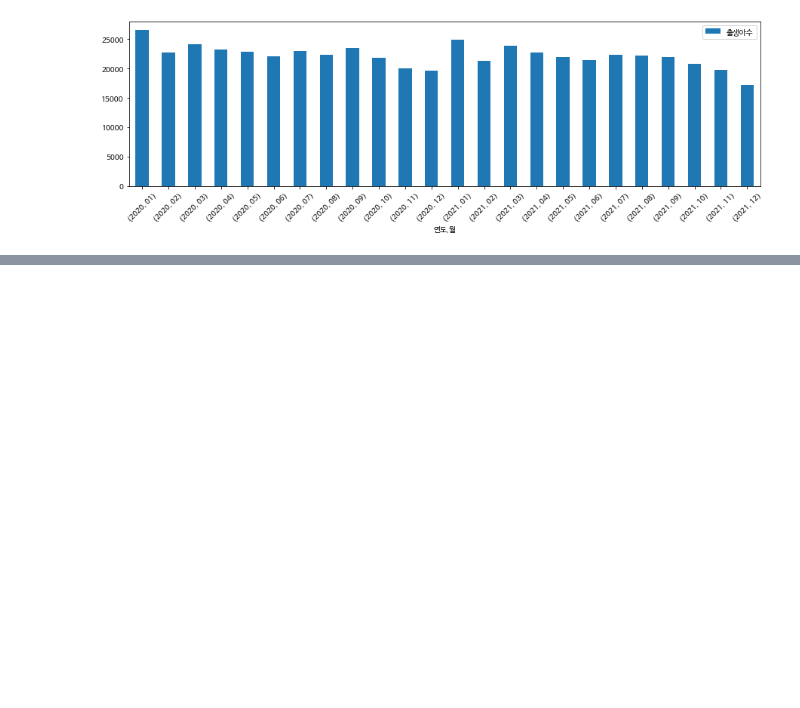
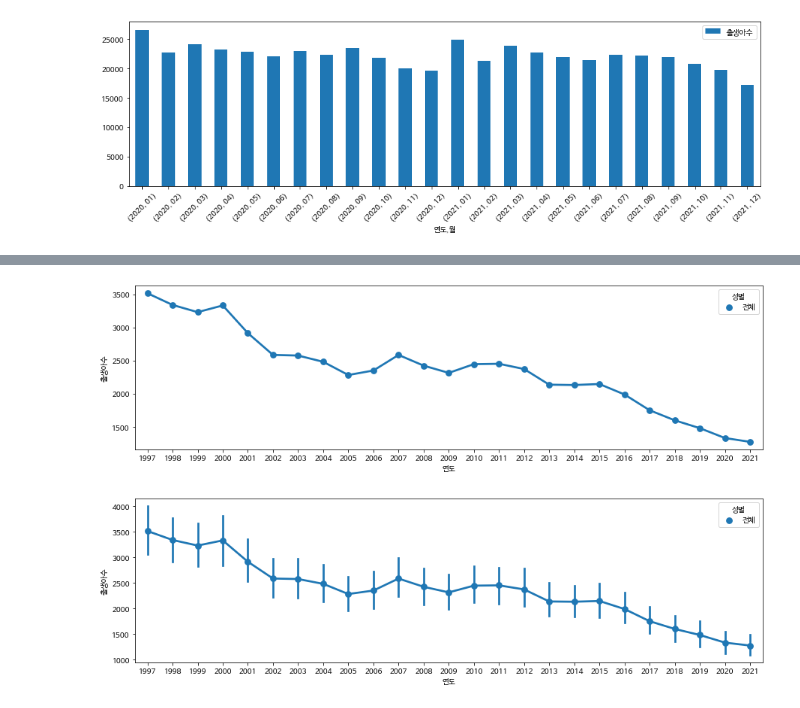
Before and after one commit to Hyewon97/dataanalysis, a Jupyter notebook: p402_pandas_2020년 인구총조사.ipynb, the cells around one changed output, grey strips where cells are left out. Saved outputs shown, nothing was run; the diff lists cells and outputs as text; code cells hidden in the pictures; blank space fills up the shorter version.

```diff
--- a/p402_pandas_2020년 인구총조사.ipynb
+++ b/p402_pandas_2020년 인구총조사.ipynb
@@ -825,0 +927,11 @@ df_all[-24:].set_index(['연도', '월']).plot(kind='bar',figsize=(15,4), rot=45
+# %%
+plt.figure(figsize=(15,4))
+sns.pointplot(data=df_local, x='연도', y='출생아수', hue='성별', ci=None)
+
+plt.figure(figsize=(15,4))
+sns.pointplot(data=df_local, x='연도', y='출생아수', hue='성별' )
+
+plt.show()
+# %% [output]
+[figure, added]
+[figure, added]
```
Also changed, not shown: parts of 31 cells of this notebook, 11 other files.
